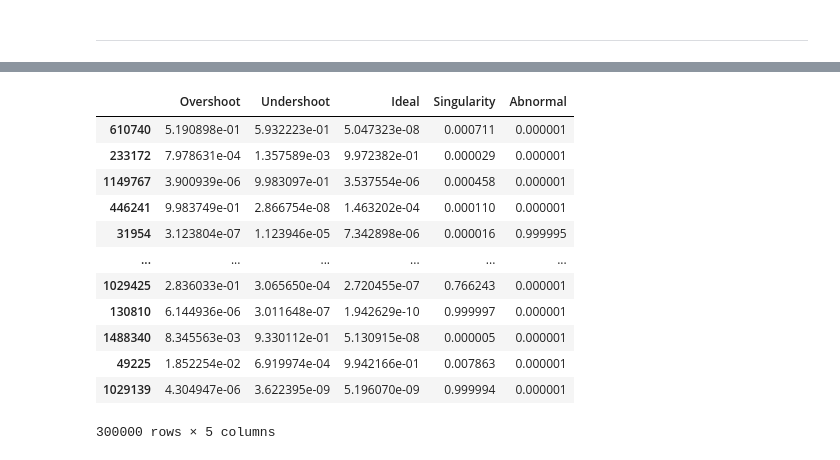
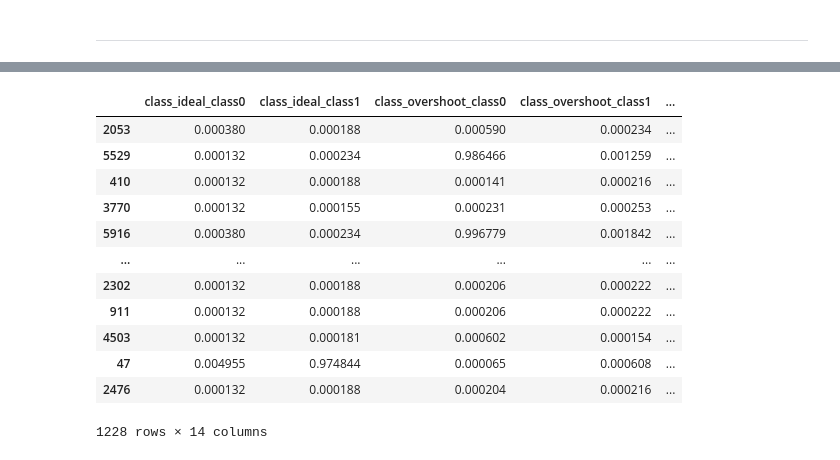
Before and after one commit to fanrado/CHN_CLASSIFIER_CE, a Jupyter notebook: Training using simulation.ipynb, the cells around one changed output, grey strips where cells are left out. Cells and saved outputs as stored; diff of their text form; code cells hidden in the pictures.

Commit message:
Train an xgboost model on labelled real data and tune its hyperparameters using gridsearchCV

```diff
--- a/Training using simulation.ipynb
+++ b/Training using simulation.ipynb
@@ -17,6 +26,6 @@ data.head()
 # %%
-map_data = {'Overshoot': 1, 'Undershoot': 2, 'Ideal': 3, 'Singularity': 4, 'Abnormal': 5}
-data['class'] = data['class'].map(map_data)
+# map_data = {'Overshoot': 1, 'Undershoot': 2, 'Ideal': 3, 'Singularity': 4, 'Abnormal': 5}
+# data['class'] = data['class'].map(map_data)
 # %%
 data
 # %% [output]
@@ -100,8 +115,22 @@ from sklearn.model_selection import train_test_split
 
 # Prepare your data
 # targets = ['Overshoot', 'Undershoot', 'Ideal', 'Singularity']
-targets = ['class_1', 'class_2', 'class_3', 'class_4', 'class_5']
-X = encoded_df.drop(targets, axis=1)
+# targets = ['class_1', 'class_2', 'class_3', 'class_4', 'class_5']
+targets = ['class_ideal_class0', 'class_ideal_class1', 'class_overshoot_class0',
+ 'class_overshoot_class1', 'class_overshoot_class2',
+ 'class_overshoot_class3', 'class_overshoot_class4',
+ 'class_overshoot_class5', 'class_undershoot_class0',
+ 'class_undershoot_class1', 'class_undershoot_class2',
+ 'class_undershoot_class3', 'class_undershoot_class4',
+ 'class_undershoot_class5']
+# taget0 = ['integral_R',
+#        'integral_ideal', 'max_deviation', 'time_peak']
+# X = encoded_df.drop(targets, axis=1)
+# X = encoded_df[['k3', 'k4', 'k5', 'k6']].copy()
+# X = encoded_df[['t', 'E(t)', 'A_0', 'E(A_0)', 't_p', 'E(t_p)', 'k3', 'E(k3)',
+#        'k4', 'E(k4)', 'k5', 'E(k5)', 'k6', 'E(k6)', 'Chi2/DOF']]
+X = encoded_df[['integral_R',
+       'integral_ideal', 'max_deviation', 'time_peak']]
 y = encoded_df[targets]
 
 # First split: separate test set (20% of total data)
@@ -156,7 +197,7 @@ dtest = xgb.DMatrix(X_test, label=y_test)
 params = {
     # 'max_depth': 3,
     # 'learning_rate': 0.1,
-    'learning_rate': 0.1, 'max_depth': 7,
+    'learning_rate': 0.05, 'max_depth': 3,
     'objective': 'binary:logistic',  # for classification
     'eval_metric': 'logloss',
     'tree_method' : 'gpu_hist'
@@ -169,10 +210,10 @@ evals = [(dtrain, 'train'), (dval, 'validation')]
 model = xgb.train(
     params=params,
     dtrain=dtrain,
-    # num_boost_round=100,
-    num_boost_round = 200,
+    num_boost_round=1000,
+    # num_boost_round = 200,
     evals=evals,
-    # early_stopping_rounds=20,
+    early_stopping_rounds=20,
     verbose_eval=True
 )
 # %% [output]
@@ -433,22 +449,23 @@ array([[5.1908976e-01, 5.9322226e-01, 5.0473226e-08, 7.1135338e-04,
 # %%
 # Convert predictions to DataFrame with named columns
-columns = ['Overshoot', 'Undershoot', 'Ideal', 'Singularity', 'Abnormal']
+# columns = ['Overshoot', 'Undershoot', 'Ideal', 'Singularity', 'Abnormal']
+columns = targets
 pred_df = pd.DataFrame(preds, index=X_test.index, columns=columns)
 pred_df
 # %% [output]
-|  | Overshoot | Undershoot | Ideal | Singularity | Abnormal |
-| 610740 | 5.190898e-01 | 5.932223e-01 | 5.047323e-08 | 0.000711 | 0.000001 |
-| 233172 | 7.978631e-04 | 1.357589e-03 | 9.972382e-01 | 0.000029 | 0.000001 |
-| 1149767 | 3.900939e-06 | 9.983097e-01 | 3.537554e-06 | 0.000458 | 0.000001 |
-| 446241 | 9.983749e-01 | 2.866754e-08 | 1.463202e-04 | 0.000110 | 0.000001 |
-| 31954 | 3.123804e-07 | 1.123946e-05 | 7.342898e-06 | 0.000016 | 0.999995 |
+|  | class_ideal_class0 | class_ideal_class1 | class_overshoot_class0 | class_overshoot_class1 | ... |
+| 2053 | 0.000380 | 0.000188 | 0.000590 | 0.000234 | ... |
+| 5529 | 0.000132 | 0.000234 | 0.986466 | 0.001259 | ... |
+| 410 | 0.000132 | 0.000188 | 0.000141 | 0.000216 | ... |
+| 3770 | 0.000132 | 0.000155 | 0.000231 | 0.000253 | ... |
+| 5916 | 0.000380 | 0.000234 | 0.996779 | 0.001842 | ... |
 | ... | ... | ... | ... | ... | ... |
-| 1029425 | 2.836033e-01 | 3.065650e-04 | 2.720455e-07 | 0.766243 | 0.000001 |
-| 130810 | 6.144936e-06 | 3.011648e-07 | 1.942629e-10 | 0.999997 | 0.000001 |
-| 1488340 | 8.345563e-03 | 9.330112e-01 | 5.130915e-08 | 0.000005 | 0.000001 |
-| 49225 | 1.852254e-02 | 6.919974e-04 | 9.942166e-01 | 0.007863 | 0.000001 |
-| 1029139 | 4.304947e-06 | 3.622395e-09 | 5.196070e-09 | 0.999994 | 0.000001 |
+| 2302 | 0.000132 | 0.000188 | 0.000206 | 0.000222 | ... |
+| 911 | 0.000132 | 0.000188 | 0.000206 | 0.000222 | ... |
+| 4503 | 0.000132 | 0.000181 | 0.000602 | 0.000154 | ... |
+| 47 | 0.004955 | 0.974844 | 0.000065 | 0.000608 | ... |
+| 2476 | 0.000132 | 0.000188 | 0.000204 | 0.000216 | ... |
-300000 rows × 5 columns
+1228 rows × 14 columns
 # %%
 pred_df['predicted_class'] = pred_df.idxmax(axis=1)
 pred_df
```
Also changed, not shown: parts of 22 cells of this notebook.
